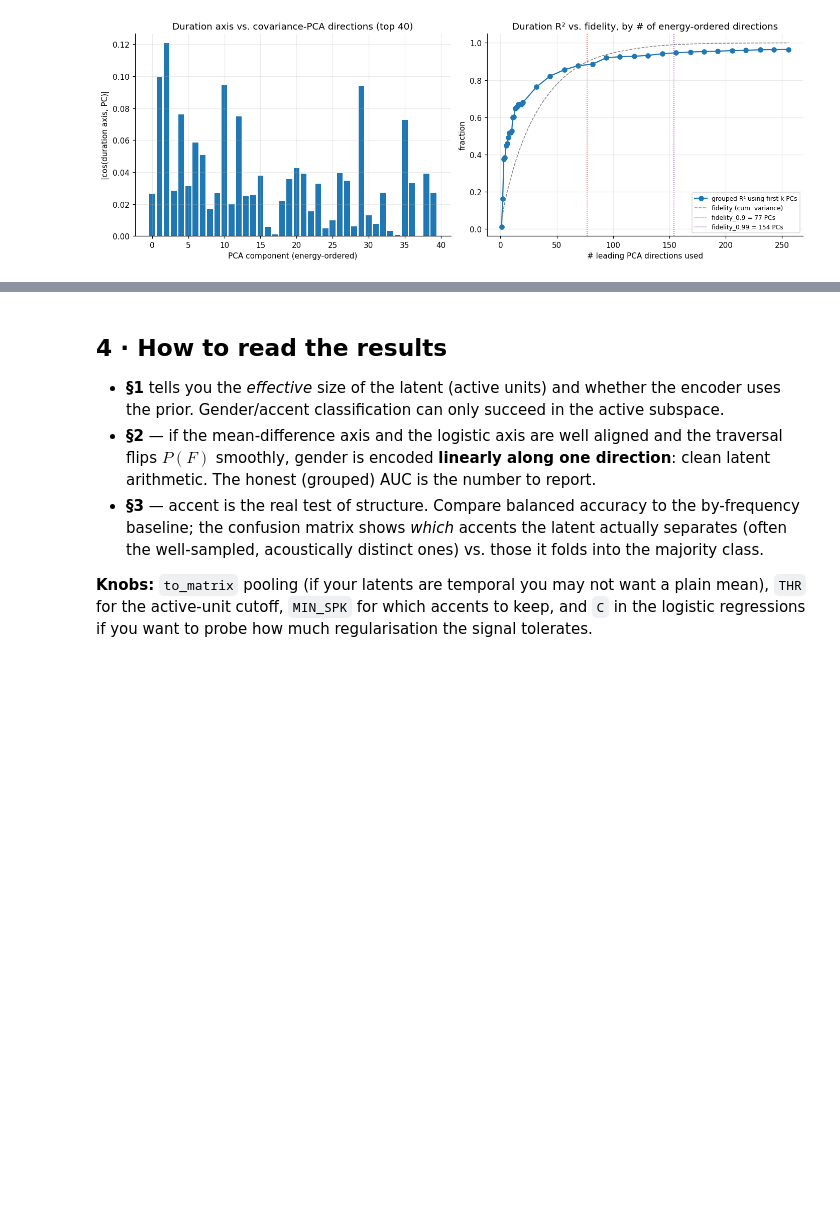
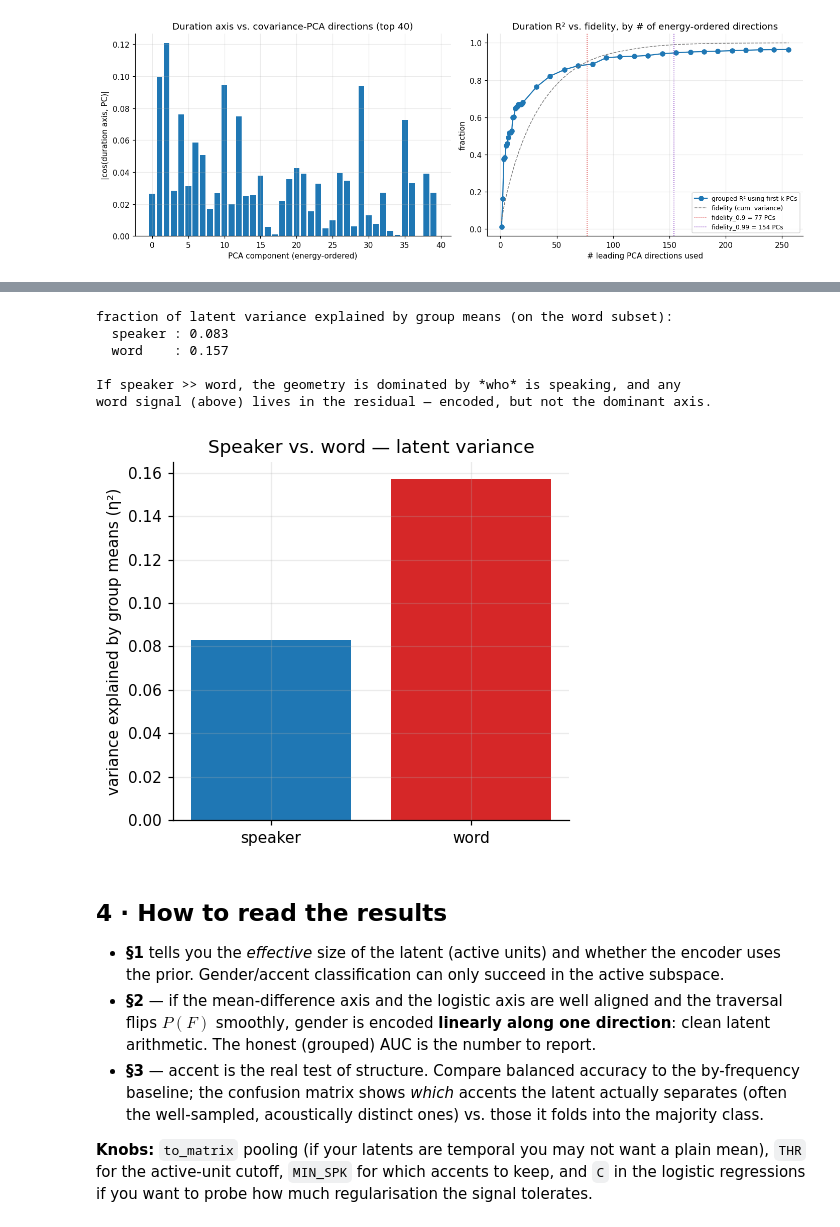
Before and after one commit to dzjkb/mgr2024, a Jupyter notebook: vae_latent_analysis.ipynb, the cells around one changed output, grey strips where cells are left out. Saved outputs shown, nothing was run; the diff lists cells and outputs as text; code cells hidden in the pictures; blank space fills up the shorter version.

```diff
--- a/vae_latent_analysis.ipynb
+++ b/vae_latent_analysis.ipynb
@@ -804,3 +1041,36 @@ duration axis aligns best with PC254 (|cos|=0.296, that PC carries 0.00% of vari
+# %%
+# --- speaker vs. word: which factor explains more latent variance? ---
+def between_group_frac(X, labels):
+    """Fraction of total variance explained by group means (eta^2, pooled over dims)."""
+    Xc = X - X.mean(0)
+    tot = (Xc ** 2).sum()
+    between = 0.0
+    for g in pd.unique(labels):
+        m = labels == g
+        between += m.sum() * ((X[m].mean(0) - X.mean(0)) ** 2).sum()
+    return between / tot
+
+frac_spk  = between_group_frac(Zw, wspk)
+frac_word = between_group_frac(Zw, wlab)
+print("fraction of latent variance explained by group means (on the word subset):")
+print(f"  speaker : {frac_spk:.3f}")
+print(f"  word    : {frac_word:.3f}")
+print("\nIf speaker >> word, the geometry is dominated by *who* is speaking, and any"
+      "\nword signal (above) lives in the residual — encoded, but not the dominant axis.")
+
+plt.figure(figsize=(4.5, 4))
+plt.bar(["speaker", "word"], [frac_spk, frac_word],
+        color=["#1f77b4", "#d62728"])
+plt.ylabel("variance explained by group means (η²)")
+plt.title("Speaker vs. word — latent variance"); plt.tight_layout(); plt.show()
+# %% [output]
+fraction of latent variance explained by group means (on the word subset):
+  speaker : 0.083
+  word    : 0.157
+
+If speaker >> word, the geometry is dominated by *who* is speaking, and any
+word signal (above) lives in the residual — encoded, but not the dominant axis.
+[figure, added]
 # %% [markdown]
 ## 4 · How to read the results
 
```
Also changed, not shown: parts of 6 cells of this notebook, 7 other files.
